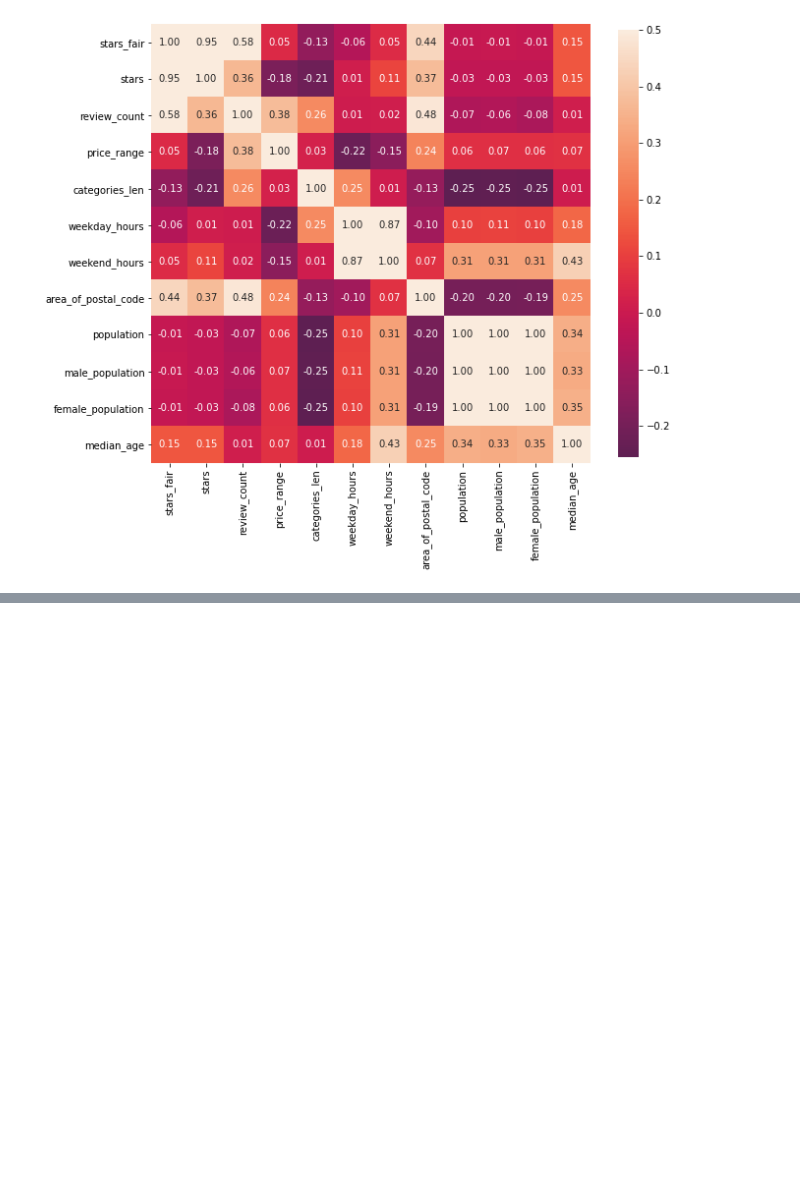
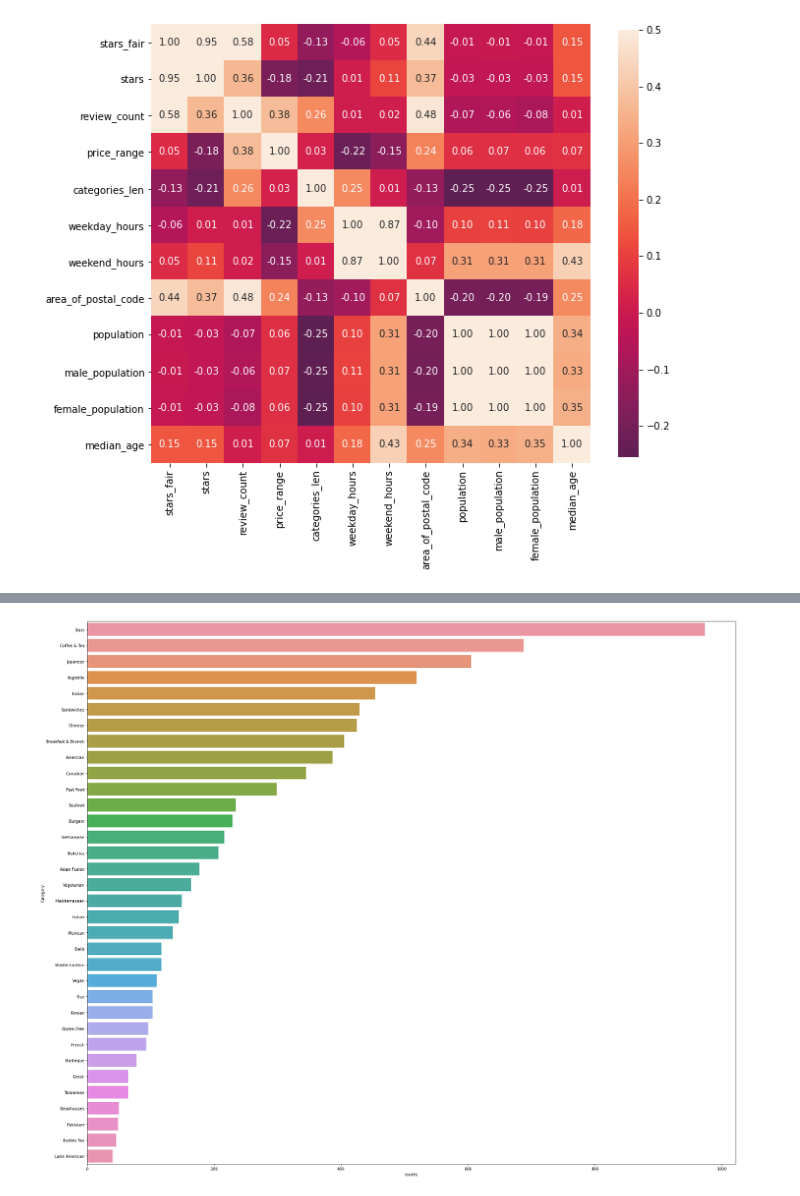
Before and after one commit to BadeJoey/Yelp_Analyser, a Jupyter notebook: data_eda.ipynb, the cells around one changed output, grey strips where cells are left out. Drawn from its saved outputs; the diff is of its cells as text; code cells hidden in the pictures; blank space fills up the shorter version.

Commit message:
analysed food categories

```diff
--- a/data_eda.ipynb
+++ b/data_eda.ipynb
@@ -666,0 +603,12 @@ sns.heatmap(view.corr(), vmax=0.5, center=0,
+# %%
+df_categories = pd.DataFrame()
+
+for cat in categories:
+    temp = pd.pivot_table(df, index=cat, values=['stars', 'stars_fair', 'review_count', 'price_range']).join(
+                          df[cat].value_counts().rename('counts'))
+    temp.index.rename("Category", inplace=True)
+    temp.rename(index={False: "0", True: cat}, inplace=True)
+    temp.drop(index="0", inplace=True)
+    df_categories = df_categories.append(temp)
+
+df_categories
@@ -666,0 +634,7 @@ sns.heatmap(view.corr(), vmax=0.5, center=0,
+# %%
+f = plt.figure(figsize=(25,20))
+df_categories.sort_values("counts", ascending=False, inplace=True)
+sns.barplot(data=df_categories, x="counts", y=df_categories.index)
+f.tight_layout()
+# %% [output]
+[figure, added]
```
Also changed, not shown: parts of 16 cells of this notebook.
